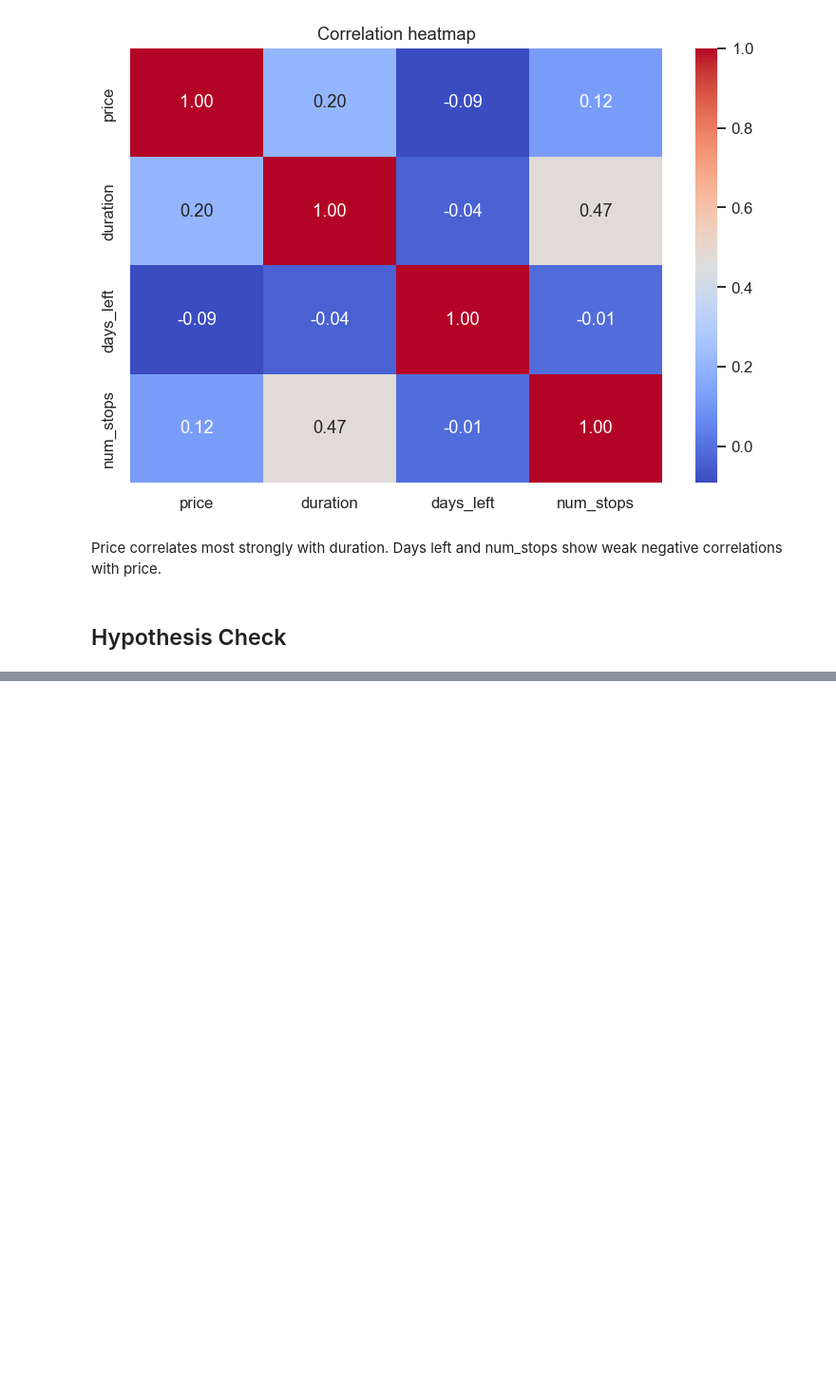
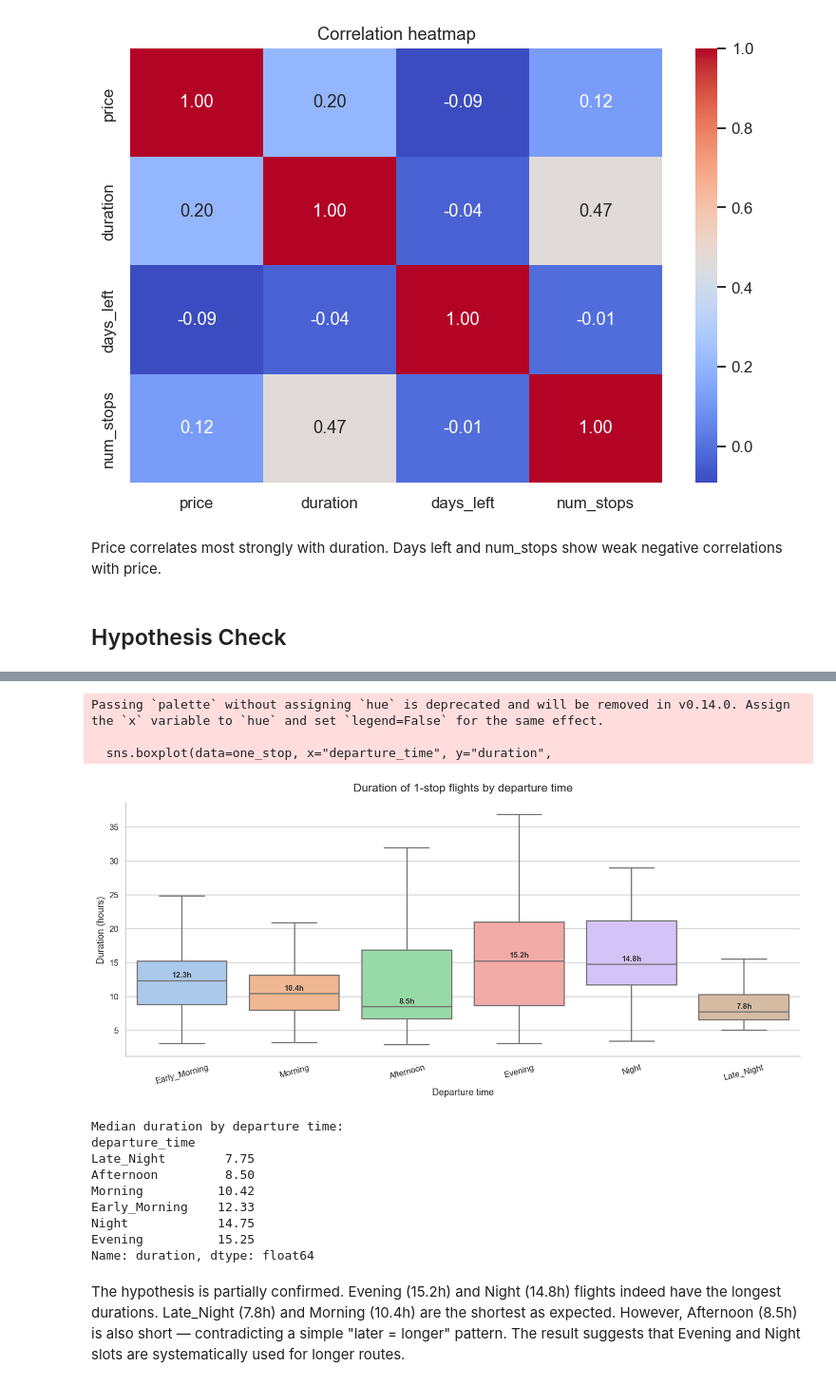
Before and after one commit to sofyakazykina/Flight-Price-Prediction, a Jupyter notebook: flight_analysis.ipynb, the cells around one changed output, grey strips where cells are left out. Shown at 95% size. Cells and saved outputs as stored; diff of their text form; code cells hidden in the pictures; blank space fills up the shorter version.

```diff
--- a/flight_analysis.ipynb
+++ b/flight_analysis.ipynb
@@ -397,0 +406,45 @@ Days left and num_stops show weak negative correlations with price.
+# %%
+time_order = ["Early_Morning", "Morning", "Afternoon", "Evening", "Night", "Late_Night"]
+one_stop = df[df["num_stops"] == 1]
+
+fig, ax = plt.subplots(figsize=(13, 6))
+sns.boxplot(data=one_stop, x="departure_time", y="duration",
+            order=time_order, palette="pastel",
+            showfliers=False, linewidth=1.5, ax=ax)
+
+# Добавляем медианные значения поверх графика
+medians = one_stop.groupby("departure_time")["duration"].median()
+for i, time in enumerate(time_order):
+    ax.text(i, medians[time] + 0.3, f'{medians[time]:.1f}h',
+            ha='center', va='bottom', fontsize=10, fontweight='bold', color='#333333')
+
+ax.set_title("Duration of 1-stop flights by departure time", fontsize=15, pad=15)
+ax.set_xlabel("Departure time", fontsize=12)
+ax.set_ylabel("Duration (hours)", fontsize=12)
+ax.tick_params(axis='x', rotation=15)
+sns.despine()
+plt.tight_layout()
+plt.show()
+
+print("Median duration by departure time:")
+print(one_stop.groupby("departure_time")["duration"].median().sort_values())
+# %% [output]
+Passing `palette` without assigning `hue` is deprecated and will be removed in v0.14.0. Assign the `x` variable to `hue` and set `legend=False` for the same effect.
+
+  sns.boxplot(data=one_stop, x="departure_time", y="duration",
+[figure, added]
+Median duration by departure time:
+departure_time
+Late_Night        7.75
+Afternoon         8.50
+Morning          10.42
+Early_Morning    12.33
+Night            14.75
+Evening          15.25
+Name: duration, dtype: float64
+# %% [markdown]
+The hypothesis is partially confirmed. Evening (15.2h) and Night (14.8h)
+flights indeed have the longest durations. Late_Night (7.8h) and Morning (10.4h)
+are the shortest as expected. However, Afternoon (8.5h) is also short —
+contradicting a simple "later = longer" pattern. The result suggests that
+Evening and Night slots are systematically used for longer routes.
```
Also changed, not shown: parts of 1 cell of this notebook.
